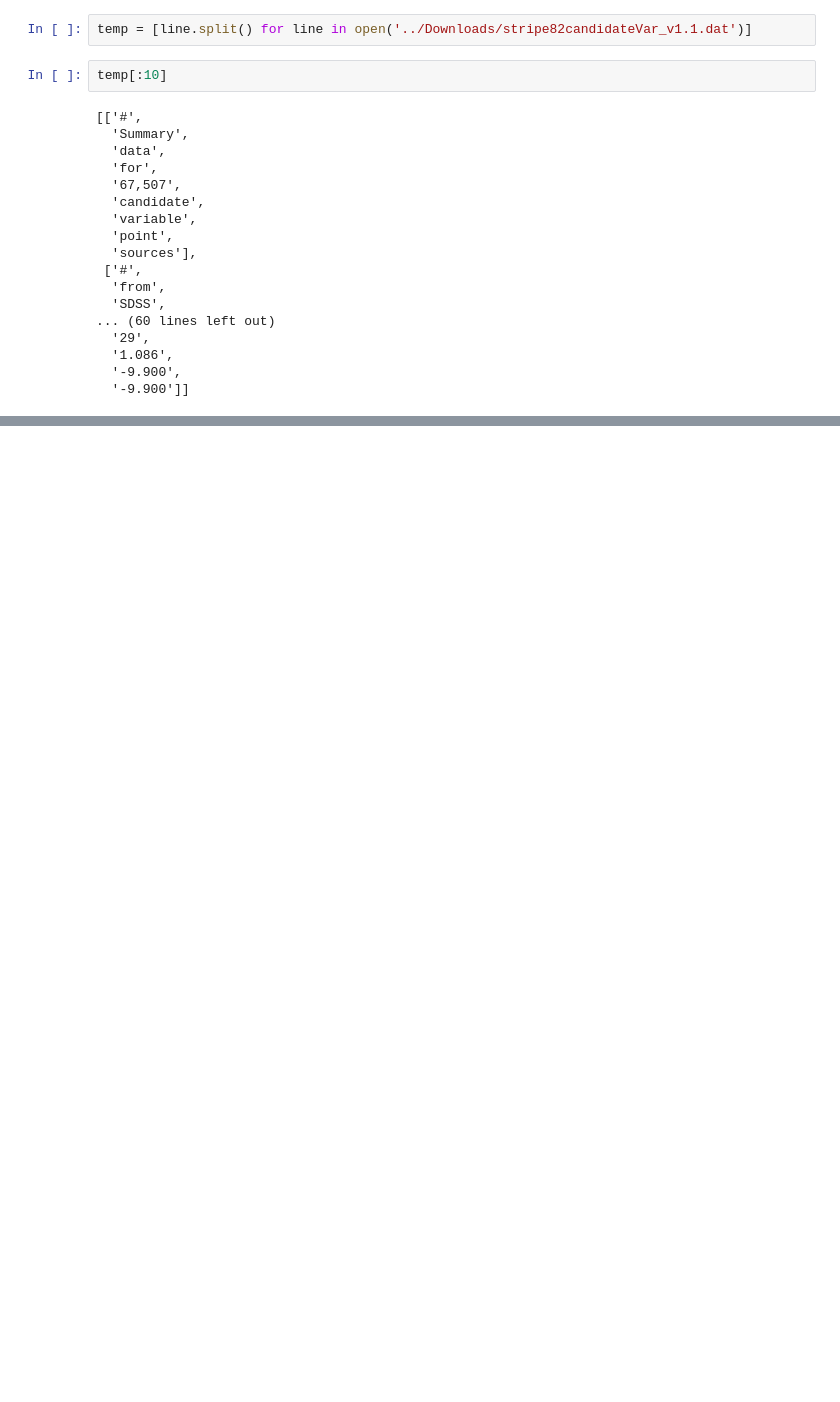
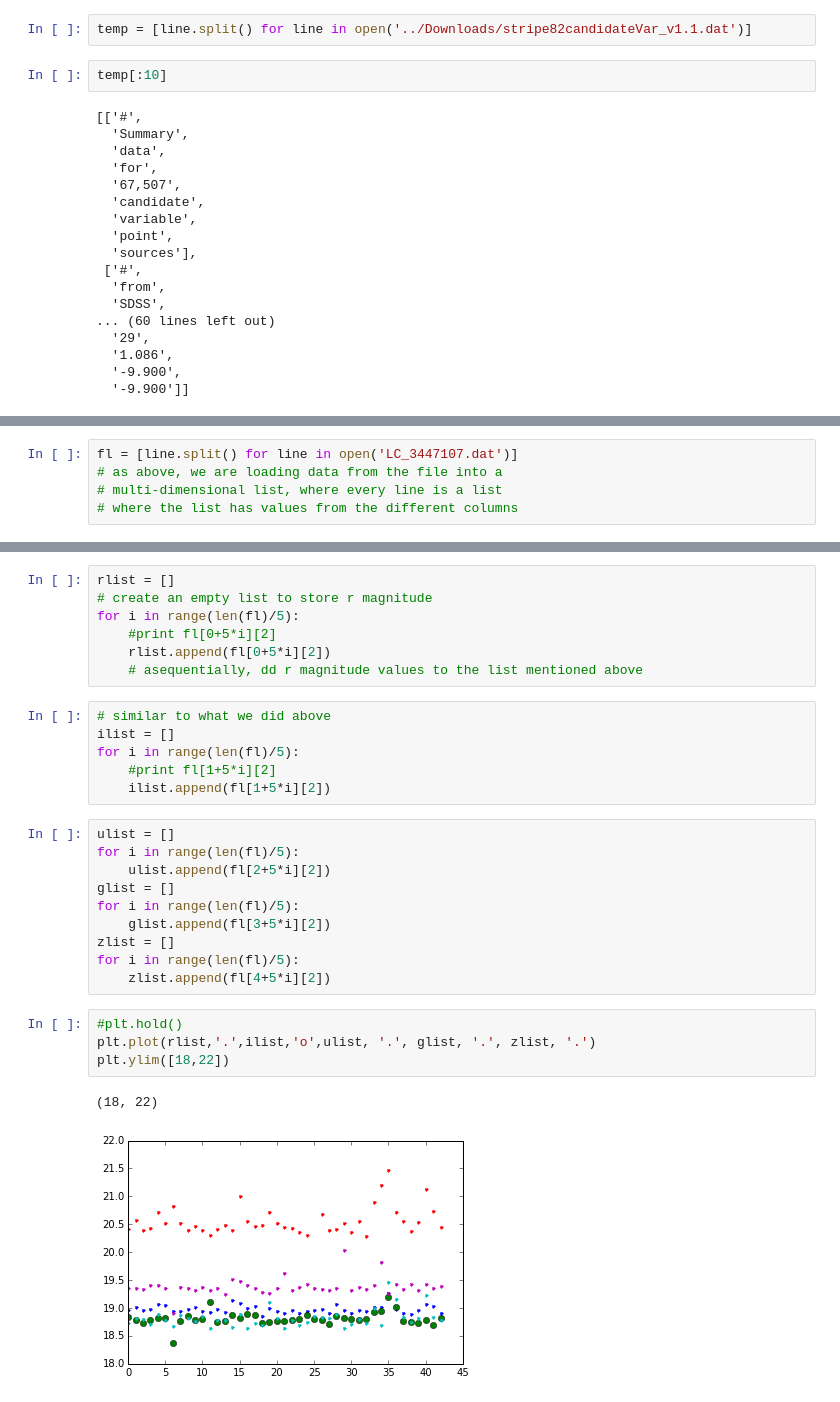
Before and after one commit to rahulporuri/astro_data_projects, a Jupyter notebook: variable_stars/variable_stars.ipynb, the cells around one changed output, grey strips where cells are left out. Drawn from its saved outputs; the diff is of its cells as text; blank space fills up the shorter version.

Commit message:
updated variable star ipynb with cepheid variable data

```diff
--- a/variable_stars/variable_stars.ipynb
+++ b/variable_stars/variable_stars.ipynb
@@ -77,0 +99,5 @@ temp[:10]
+# %%
+fl = [line.split() for line in open('LC_3447107.dat')]
+# as above, we are loading data from the file into a
+# multi-dimensional list, where every line is a list
+# where the list has values from the different columns
@@ -77,0 +115,30 @@ temp[:10]
+# %%
+rlist = []
+# create an empty list to store r magnitude
+for i in range(len(fl)/5):
+    #print fl[0+5*i][2]
+    rlist.append(fl[0+5*i][2])
+    # asequentially, dd r magnitude values to the list mentioned above
+# %%
+# similar to what we did above
+ilist = []
+for i in range(len(fl)/5):
+    #print fl[1+5*i][2]
+    ilist.append(fl[1+5*i][2])
+# %%
+ulist = []
+for i in range(len(fl)/5):
+    ulist.append(fl[2+5*i][2])
+glist = []
+for i in range(len(fl)/5):
+    glist.append(fl[3+5*i][2])
+zlist = []
+for i in range(len(fl)/5):
+    zlist.append(fl[4+5*i][2])
+# %%
+#plt.hold()
+plt.plot(rlist,'.',ilist,'o',ulist, '.', glist, '.', zlist, '.')
+plt.ylim([18,22])
+# %% [output]
+(18, 22)
+[figure, added]
```
Also changed, not shown: parts of 19 cells of this notebook, 4 other files.
